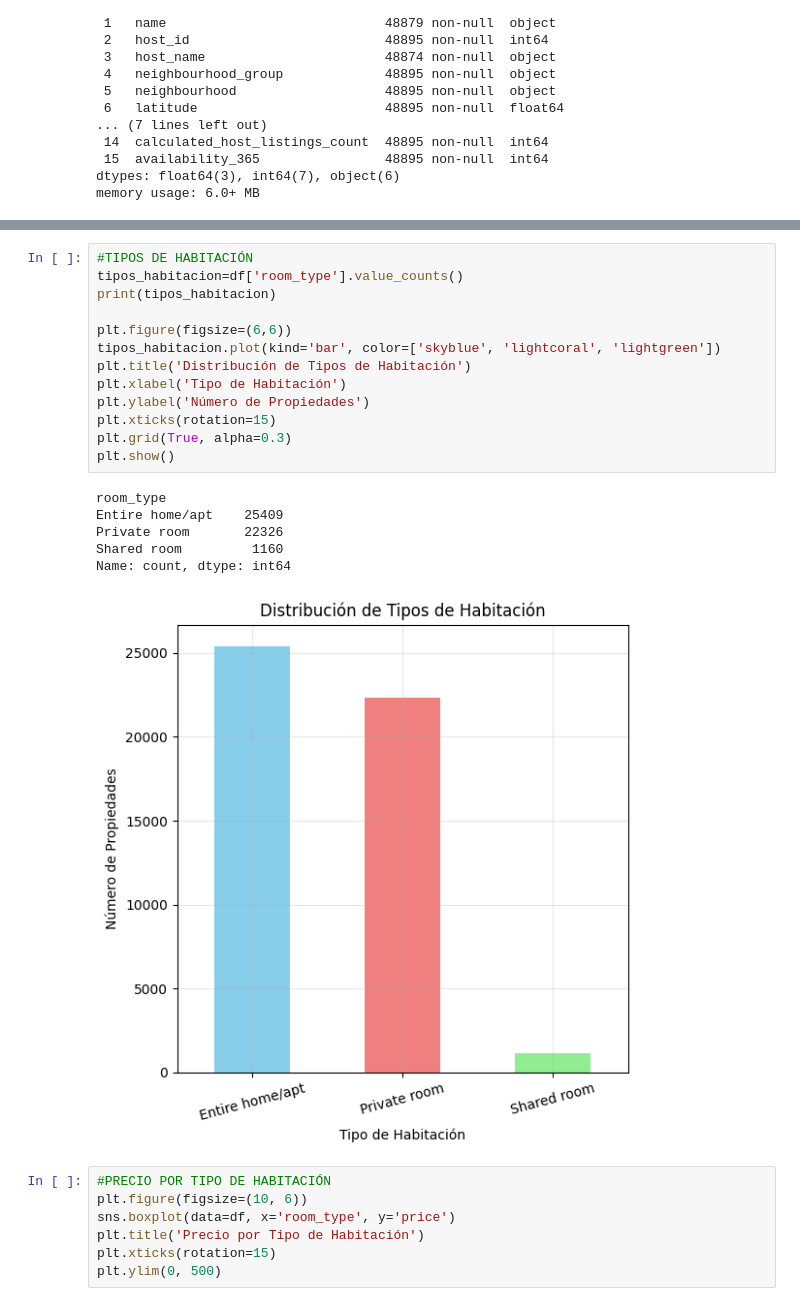
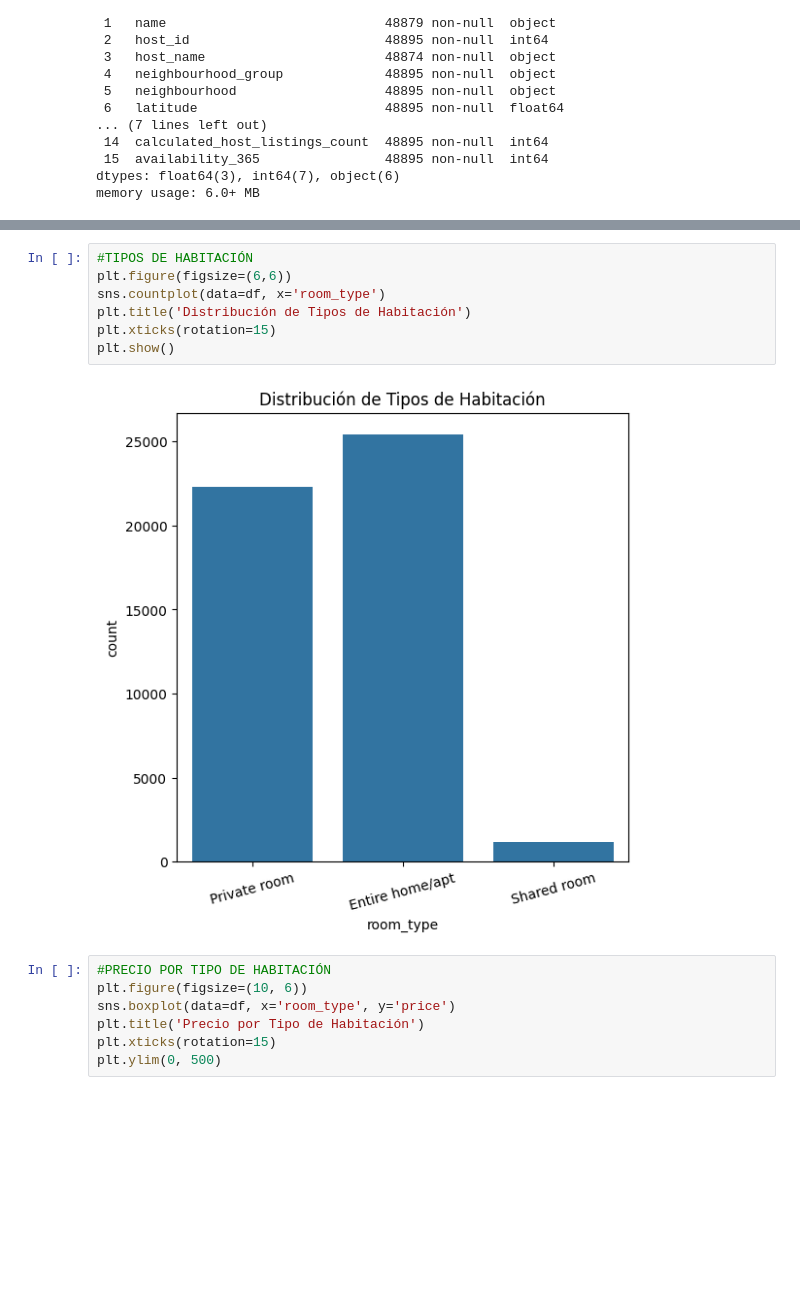
Before and after one commit to AdriARE/machine-learning-python-template, a Jupyter notebook: src/explore.ipynb, the cells around one changed output, grey strips where cells are left out. Drawn from its saved outputs; the diff is of its cells as text; blank space fills up the shorter version.

```diff
--- a/src/explore.ipynb
+++ b/src/explore.ipynb
@@ -94,23 +68,12 @@ plt.show()
 # %%
 #TIPOS DE HABITACIÓN
-tipos_habitacion=df['room_type'].value_counts()
-print(tipos_habitacion)
-
 plt.figure(figsize=(6,6))
-tipos_habitacion.plot(kind='bar', color=['skyblue', 'lightcoral', 'lightgreen'])
+sns.countplot(data=df, x='room_type')
 plt.title('Distribución de Tipos de Habitación')
-plt.xlabel('Tipo de Habitación')
-plt.ylabel('Número de Propiedades')
 plt.xticks(rotation=15)
-plt.grid(True, alpha=0.3)
 plt.show()
 # %% [output]
-room_type
-Entire home/apt    25409
-Private room       22326
-Shared room         1160
-Name: count, dtype: int64
-[figure, old version]
+[figure, new version]
 # %%
 #PRECIO POR TIPO DE HABITACIÓN
 plt.figure(figsize=(10, 6))
```
Also changed, not shown: parts of 6 cells of this notebook, 2 other files.
